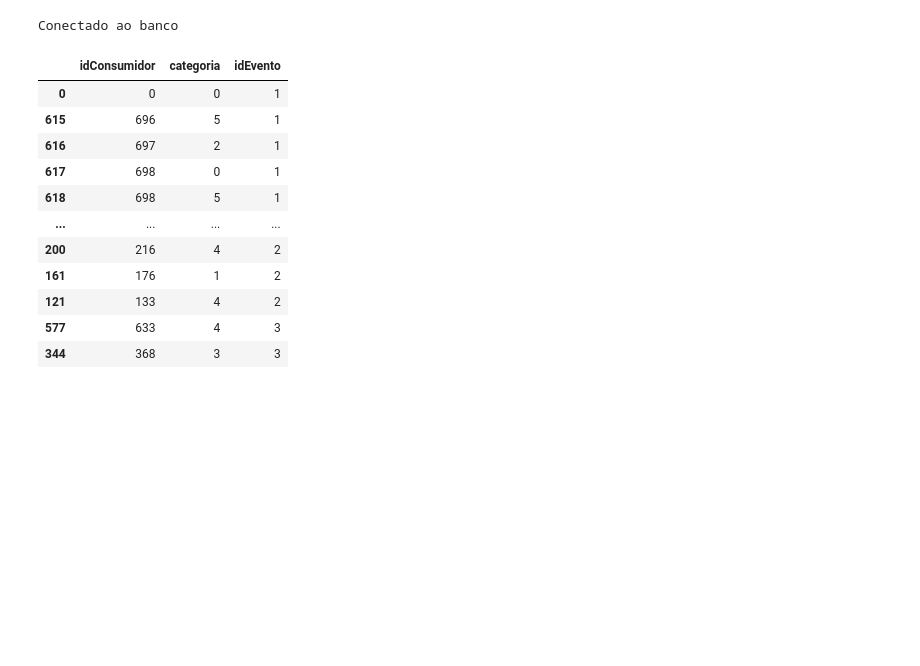
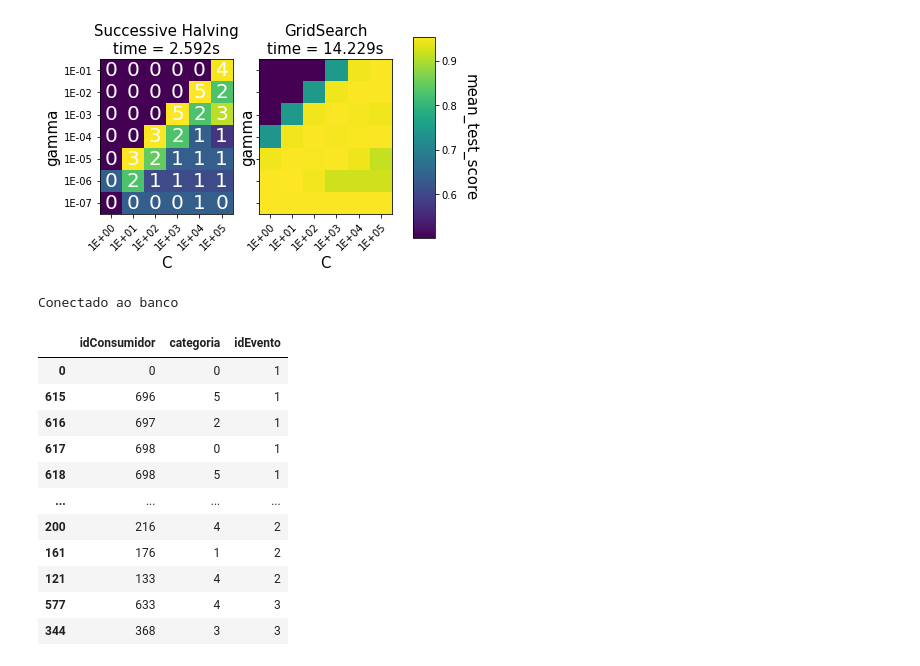
Before and after one commit to Osiris-gp8/projeto-osiris, a Jupyter notebook: api-python/api-analise/Untitled.ipynb, the cells around one changed output. Cells and saved outputs as stored; diff of their text form; code cells hidden in the pictures; blank space fills up the shorter version.

```diff
--- a/api-python/api-analise/Untitled.ipynb
+++ b/api-python/api-analise/Untitled.ipynb
@@ -4,3 +18,82 @@ import pandas as pd
+# %%
+rng = np.random.RandomState(0)
+X, y = datasets.make_classification(n_samples=1000, random_state=rng)
+
+gammas = [1e-1, 1e-2, 1e-3, 1e-4, 1e-5, 1e-6, 1e-7]
+Cs = [1, 10, 100, 1e3, 1e4, 1e5]
+param_grid = {'gamma': gammas, 'C': Cs}
+
+clf = SVC(random_state=rng)
+
+tic = time()
+gsh = HalvingGridSearchCV(estimator=clf, param_grid=param_grid, factor=2,
+                          random_state=rng)
+gsh.fit(X, y)
+gsh_time = time() - tic
+
+tic = time()
+gs = GridSearchCV(estimator=clf, param_grid=param_grid)
+gs.fit(X, y)
+gs_time = time() - tic
+
+def make_heatmap(ax, gs, is_sh=False, make_cbar=False):
+    """Helper to make a heatmap."""
+    results = pd.DataFrame.from_dict(gs.cv_results_)
+    results['params_str'] = results.params.apply(str)
+    if is_sh:
+        # SH dataframe: get mean_test_score values for the highest iter
+        scores_matrix = results.sort_values('iter').pivot_table(
+                index='param_gamma', columns='param_C',
+                values='mean_test_score', aggfunc='last'
+        )
+    else:
+        scores_matrix = results.pivot(index='param_gamma', columns='param_C',
+                                      values='mean_test_score')
+
+    im = ax.imshow(scores_matrix)
+
+    ax.set_xticks(np.arange(len(Cs)))
+    ax.set_xticklabels(['{:.0E}'.format(x) for x in Cs])
+    ax.set_xlabel('C', fontsize=15)
+
+    ax.set_yticks(np.arange(len(gammas)))
+    ax.set_yticklabels(['{:.0E}'.format(x) for x in gammas])
+    ax.set_ylabel('gamma', fontsize=15)
+
+    # Rotate the tick labels and set their alignment.
+    plt.setp(ax.get_xticklabels(), rotation=45, ha="right",
+             rotation_mode="anchor")
+
+    if is_sh:
+        iterations = results.pivot_table(index='param_gamma',
+                                         columns='param_C', values='iter',
+                                         aggfunc='max').values
+        for i in range(len(gammas)):
+            for j in range(len(Cs)):
+                ax.text(j, i, iterations[i, j],
+                        ha="center", va="center", color="w", fontsize=20)
+
+    if make_cbar:
+        fig.subplots_adjust(right=0.8)
+        cbar_ax = fig.add_axes([0.85, 0.15, 0.05, 0.7])
+        fig.colorbar(im, cax=cbar_ax)
+        cbar_ax.set_ylabel('mean_test_score', rotation=-90, va="bottom",
+                           fontsize=15)
+
+
+fig, axes = plt.subplots(ncols=2, sharey=True)
+ax1, ax2 = axes
+
+make_heatmap(ax1, gsh, is_sh=True)
+make_heatmap(ax2, gs, make_cbar=True)
+
+ax1.set_title('Successive Halving\ntime = {:.3f}s'.format(gsh_time),
+              fontsize=15)
+ax2.set_title('GridSearch\ntime = {:.3f}s'.format(gs_time), fontsize=15)
+
+plt.show()
+# %% [output]
+[figure, added]
 # %%
 db = DbManager("root", "bandtec123", "localhost", "processamento_db")
 data_frame = db.read("SELECT * FROM eventos").astype({'categoria':'category'})
```
Also changed, not shown: parts of 6 cells of this notebook, 3 other files.
